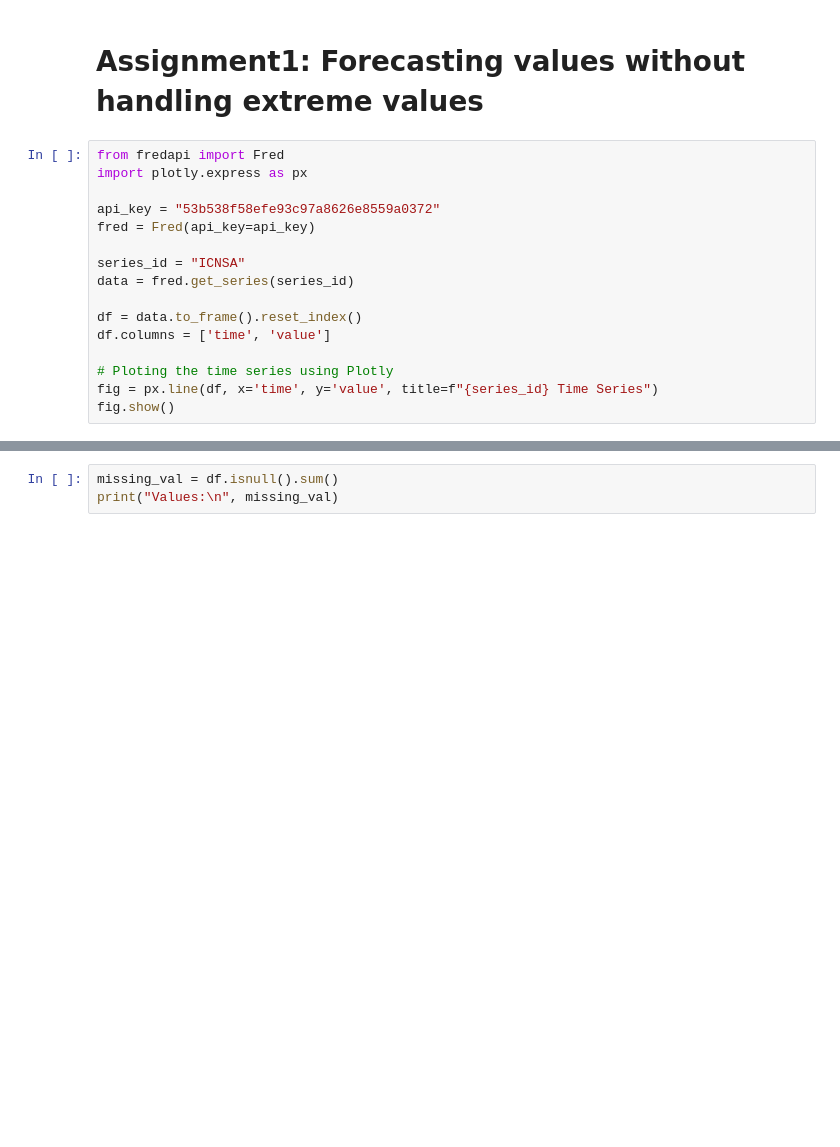
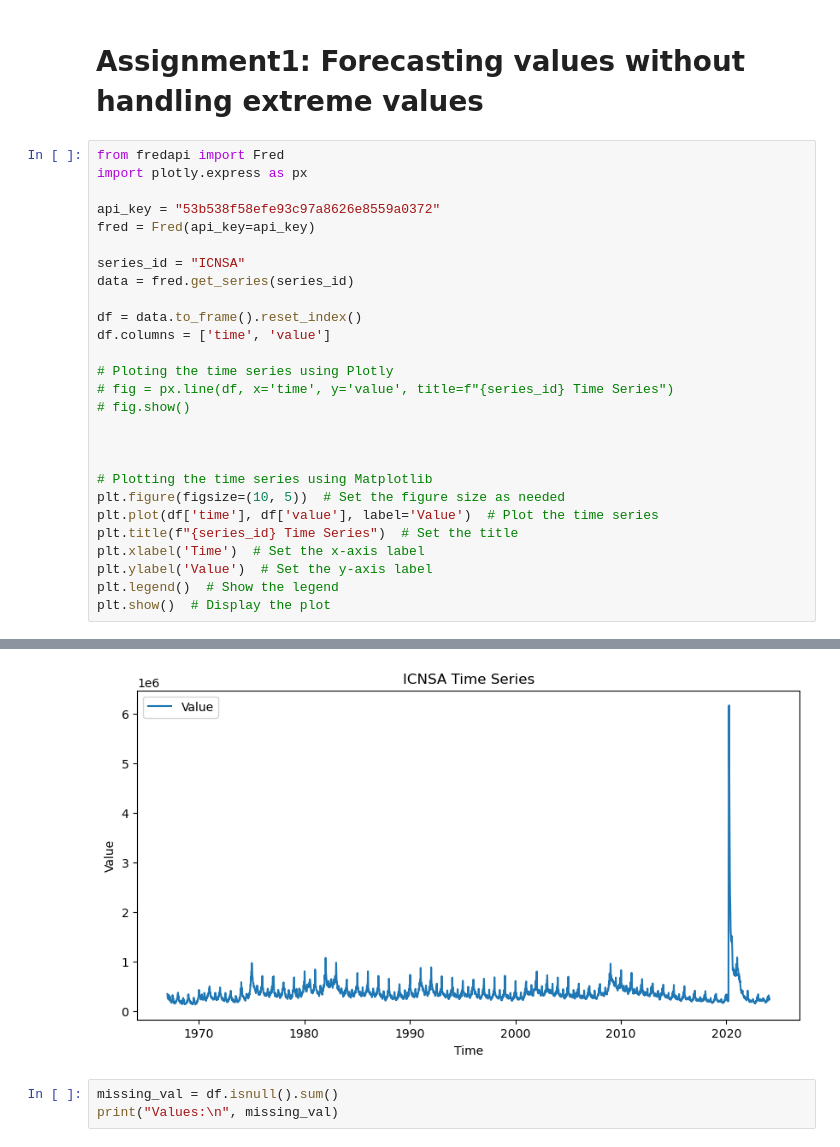
Before and after one commit to soniaditi098/Time-Series, a Jupyter notebook: SONI_ADITI_50495122.ipynb, the cells around one changed output, grey strips where cells are left out. Saved outputs shown, nothing was run; the diff lists cells and outputs as text; blank space fills up the shorter version.

```diff
--- a/SONI_ADITI_50495122.ipynb
+++ b/SONI_ADITI_50495122.ipynb
@@ -14,6 +14,17 @@ df = data.to_frame().reset_index()
 df.columns = ['time', 'value']
 
 # Ploting the time series using Plotly
-fig = px.line(df, x='time', y='value', title=f"{series_id} Time Series")
-fig.show()
+# fig = px.line(df, x='time', y='value', title=f"{series_id} Time Series")
+# fig.show()
+
+
+
+# Plotting the time series using Matplotlib
+plt.figure(figsize=(10, 5))  # Set the figure size as needed
+plt.plot(df['time'], df['value'], label='Value')  # Plot the time series
+plt.title(f"{series_id} Time Series")  # Set the title
+plt.xlabel('Time')  # Set the x-axis label
+plt.ylabel('Value')  # Set the y-axis label
+plt.legend()  # Show the legend
+plt.show()  # Display the plot
 # %% [output]
@@ -21,3 +31,4 @@ fig.show()
+[figure, added]
 # %%
 missing_val = df.isnull().sum()
 print("Values:\n", missing_val)
```
Also changed, not shown: parts of 2 cells of this notebook.
